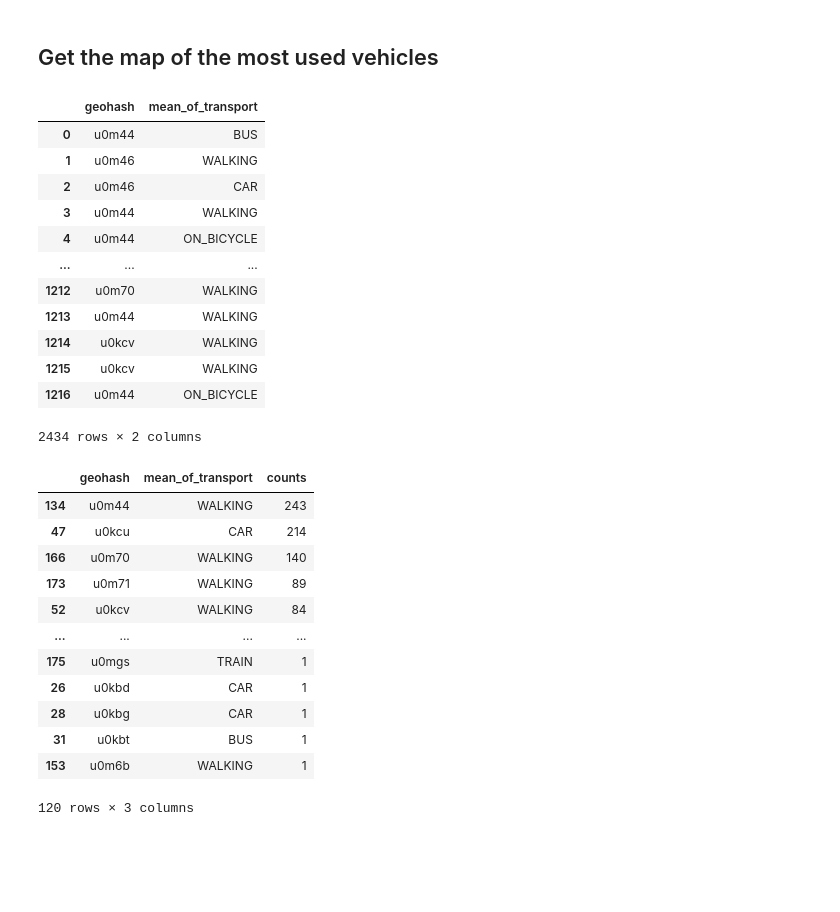
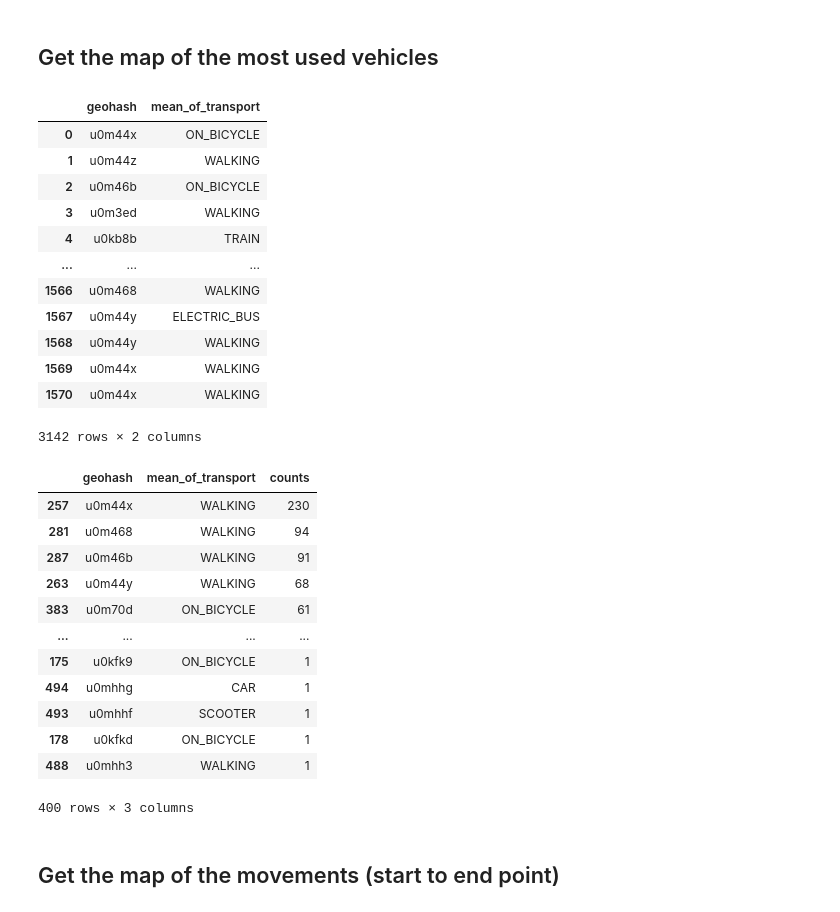
Before and after one commit to colombmo/SWICE_analysis, a Jupyter notebook: movements_analysis.ipynb, the cells around one changed output. Drawn from its saved outputs; the diff is of its cells as text; code cells hidden in the pictures; blank space fills up the shorter version.

```diff
--- a/movements_analysis.ipynb
+++ b/movements_analysis.ipynb
@@ -104 +120,5 @@ WALKING         2518.571
 Name: distance(m), dtype: float64
+# %%
+# Transform the start_ and end_date to a date only
+df['start_time'] = pd.to_datetime(df['start_time']).dt.date
+df['end_time'] = pd.to_datetime(df['end_time']).dt.date
@@ -291,31 +408,31 @@ create_map(heatmap, "heatmap.html")
 # %%
 ## Get the list of geohashes with the corresponding mean of transport
 geohashes = df[['start_geohash', 'mean_of_transport']].copy()
 ## Append the end_geohashes to the list of geohashes
 geohashes = gpd.GeoDataFrame(pd.concat([geohashes, df[['end_geohash', 'mean_of_transport']]]))
 ## Merge start_geohashes and end_geohashes into a single column
 geohashes['geohash'] = geohashes['start_geohash'].combine_first(geohashes['end_geohash'])
 ## Remove the start_geohashes and end_geohashes columns
 geohashes = geohashes[['geohash', 'mean_of_transport']]
 
 ## Reduce precision of geohashes
-geohashes['geohash'] = geohashes['geohash'].str[:-1]
+geohashes['geohash'] = geohashes['geohash'] #.str[:-1]
 
 geohashes
 # %% [output]
 |  | geohash | mean_of_transport |
-| 0 | u0m44 | BUS |
-| 1 | u0m46 | WALKING |
-| 2 | u0m46 | CAR |
-| 3 | u0m44 | WALKING |
-| 4 | u0m44 | ON_BICYCLE |
+| 0 | u0m44x | ON_BICYCLE |
+| 1 | u0m44z | WALKING |
+| 2 | u0m46b | ON_BICYCLE |
+| 3 | u0m3ed | WALKING |
+| 4 | u0kb8b | TRAIN |
 | ... | ... | ... |
-| 1212 | u0m70 | WALKING |
-| 1213 | u0m44 | WALKING |
-| 1214 | u0kcv | WALKING |
-| 1215 | u0kcv | WALKING |
-| 1216 | u0m44 | ON_BICYCLE |
+| 1566 | u0m468 | WALKING |
+| 1567 | u0m44y | ELECTRIC_BUS |
+| 1568 | u0m44y | WALKING |
+| 1569 | u0m44x | WALKING |
+| 1570 | u0m44x | WALKING |
-2434 rows × 2 columns
+3142 rows × 2 columns
 # %%
 ## Find the mean of transport that occurs the more often for each geohash and keep only the first one (the most used)
 geohashes_df = gpd.GeoDataFrame(geohashes, columns=['geohash', 'mean_of_transport'])
@@ -328,18 +445,18 @@ geohashes_df = geohashes_df.sort_values('counts', ascending=False).drop_duplicat
 geohashes_df
 # %% [output]
 |  | geohash | mean_of_transport | counts |
-| 134 | u0m44 | WALKING | 243 |
-| 47 | u0kcu | CAR | 214 |
-| 166 | u0m70 | WALKING | 140 |
-| 173 | u0m71 | WALKING | 89 |
-| 52 | u0kcv | WALKING | 84 |
+| 257 | u0m44x | WALKING | 230 |
+| 281 | u0m468 | WALKING | 94 |
+| 287 | u0m46b | WALKING | 91 |
+| 263 | u0m44y | WALKING | 68 |
+| 383 | u0m70d | ON_BICYCLE | 61 |
 | ... | ... | ... | ... |
-| 175 | u0mgs | TRAIN | 1 |
-| 26 | u0kbd | CAR | 1 |
-| 28 | u0kbg | CAR | 1 |
-| 31 | u0kbt | BUS | 1 |
-| 153 | u0m6b | WALKING | 1 |
+| 175 | u0kfk9 | ON_BICYCLE | 1 |
+| 494 | u0mhhg | CAR | 1 |
+| 493 | u0mhhf | SCOOTER | 1 |
+| 178 | u0kfkd | ON_BICYCLE | 1 |
+| 488 | u0mhh3 | WALKING | 1 |
-120 rows × 3 columns
+400 rows × 3 columns
 # %%
 ## Convert geohashes to a heatmap in geojson format
 def heatmap_mot(df):
@@ -400,0 +525,2 @@ create_map(heatmap, "heatmap_mot.html", legend_html)
+# %% [markdown]
+## Get the map of the movements (start to end point)
```
Also changed, not shown: parts of 17 cells of this notebook, 15 other files.
